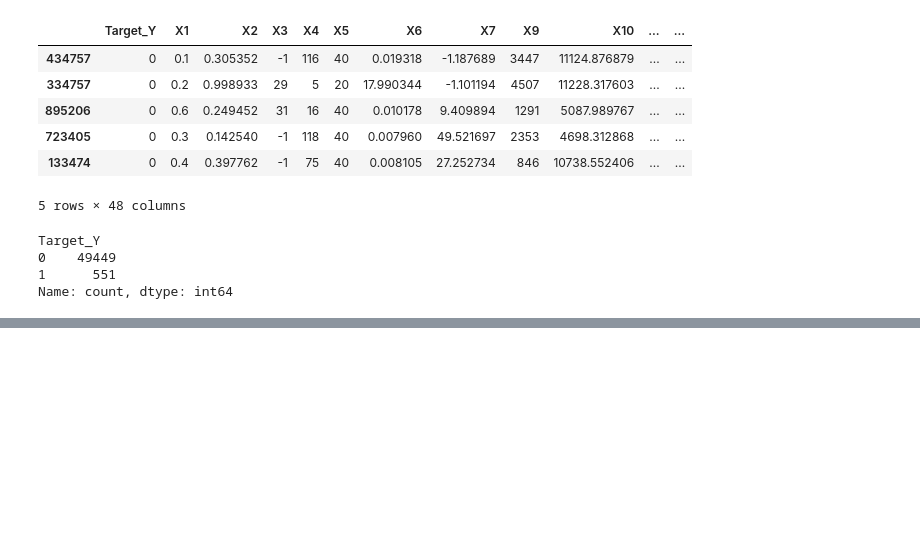
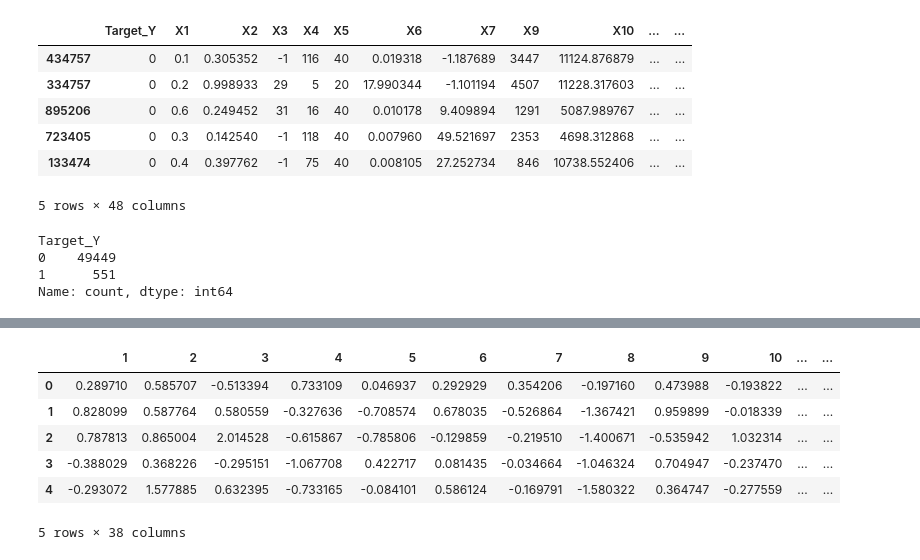
Before and after one commit to TomRush20/BAN-6025-Machine-Learning, a Jupyter notebook: Sky's the Limit/William Smith and Tom Rush Checkpoint 2.ipynb, the cells around one changed output, grey strips where cells are left out. Drawn from its saved outputs; the diff is of its cells as text; code cells hidden in the pictures; blank space fills up the shorter version.

```diff
--- a/Sky's the Limit/William Smith and Tom Rush Checkpoint 2.ipynb
+++ b/Sky's the Limit/William Smith and Tom Rush Checkpoint 2.ipynb
@@ -75,3 +88,11 @@ Target_Y
 0    49449
 1      551
 Name: count, dtype: int64
+# %%
+X = sample_df.drop(columns=['Target_Y'])
+y = sample_df['Target_Y']
+
+X_train, X_test, y_train, y_test = train_test_split(X, y, test_size=0.3, stratify=y, random_state=69)
+
+smote = SMOTE(sampling_strategy='auto', random_state=69)
+X_train_resampled, y_train_resampled = smote.fit_resample(X_train, y_train)
@@ -77,0 +171,26 @@ Name: count, dtype: int64
+# %%
+X_selected = X[chosen_columns]
+
+# Split into train and test sets
+X_train, X_temp, y_train, y_temp = train_test_split(X_selected, y, test_size=0.30, random_state=69, stratify=y)
+X_val, X_test, y_val, y_test = train_test_split(X_temp, y_temp, test_size=0.5, random_state=69)
+
+# Apply SMOTE to balance the training set
+smote = SMOTE(sampling_strategy='auto', random_state=69)
+X_train_resampled, y_train_resampled = smote.fit_resample(X_train, y_train)
+
+class_weights = compute_class_weight('balanced', classes=np.unique(y), y=y)
+class_weights_dict = {i: class_weights[i] for i in range(len(class_weights))}
+
+# Convert resampled training data back to DataFrame
+X_train_resampled = pd.DataFrame(X_train_resampled, columns=X_selected.columns)
+# %%
+model = Sequential()
+model.add(Dense(19, activation='sigmoid', input_shape=(X_train_resampled.shape[1],)))  # Matches feature count
+model.add(Dense(1, activation='sigmoid'))  # No need for input_shape
+
+# Compile model
+model.compile(optimizer='Adam', loss='binary_crossentropy', metrics=['accuracy'])
+
+# Train the model using resampled training data
+model.fit(X_train_resampled, y_train_resampled, epochs=100, batch_size=64, verbose=1, validation_data=(X_val, y_val), class_weight=class_weights_dict)
@@ -77,0 +385,10 @@ Name: count, dtype: int64
+# %%
+generated_data.head()
+# %% [output]
+|  | 1 | 2 | 3 | 4 | 5 | 6 | 7 | 8 | 9 | 10 | ... | ... |
+| 0 | 0.289710 | 0.585707 | -0.513394 | 0.733109 | 0.046937 | 0.292929 | 0.354206 | -0.197160 | 0.473988 | -0.193822 | ... | ... |
+| 1 | 0.828099 | 0.587764 | 0.580559 | -0.327636 | -0.708574 | 0.678035 | -0.526864 | -1.367421 | 0.959899 | -0.018339 | ... | ... |
+| 2 | 0.787813 | 0.865004 | 2.014528 | -0.615867 | -0.785806 | -0.129859 | -0.219510 | -1.400671 | -0.535942 | 1.032314 | ... | ... |
+| 3 | -0.388029 | 0.368226 | -0.295151 | -1.067708 | 0.422717 | 0.081435 | -0.034664 | -1.046324 | 0.704947 | -0.237470 | ... | ... |
+| 4 | -0.293072 | 1.577885 | 0.632395 | -0.733165 | -0.084101 | 0.586124 | -0.169791 | -1.580322 | 0.364747 | -0.277559 | ... | ... |
+5 rows × 38 columns
```
Also changed, not shown: parts of 26 cells of this notebook, 4 other files.
